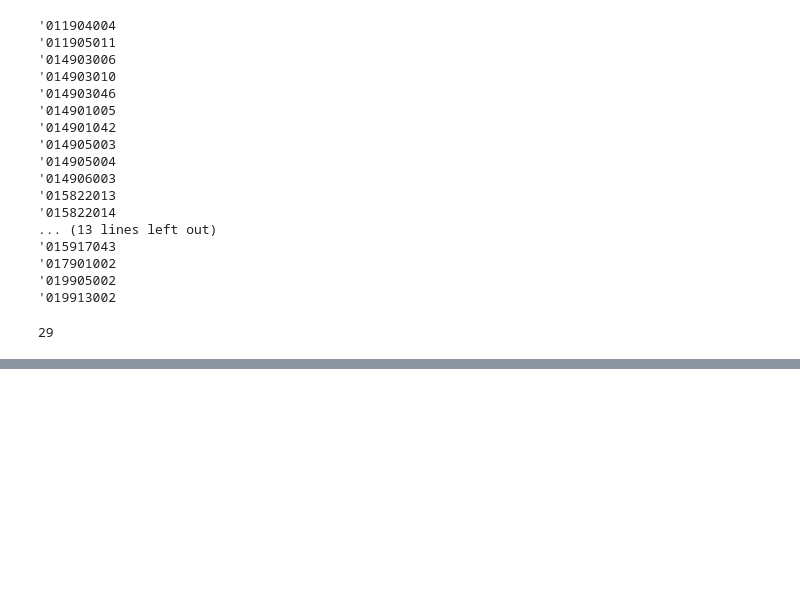
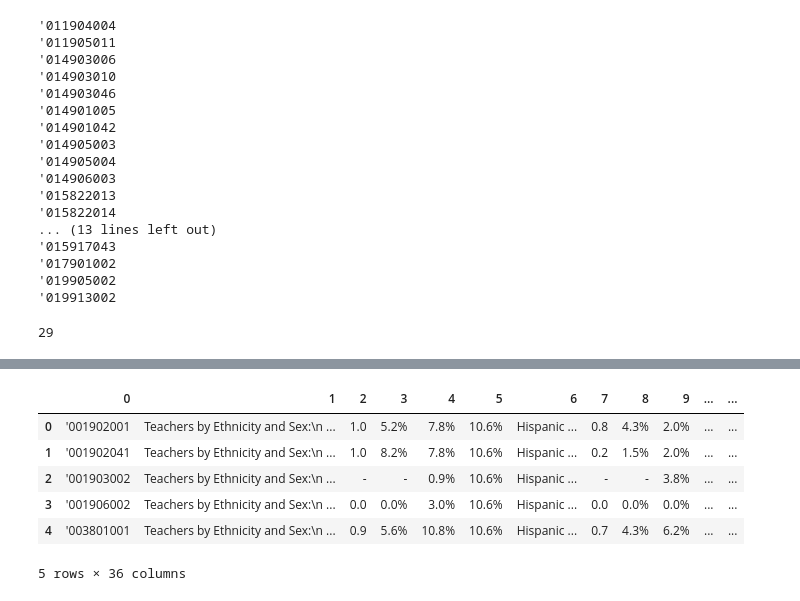
Before and after one commit to rakhira/algebra-I-STAAR-scores-predictor, a Jupyter notebook: TEA_parsing.ipynb, the cells around one changed output, grey strips where cells are left out. Drawn from its saved outputs; the diff is of its cells as text; code cells hidden in the pictures; blank space fills up the shorter version.

Commit message:
cleaned up notebook slightly, merged dataframes with issues, added comment lines

```diff
--- a/TEA_parsing.ipynb
+++ b/TEA_parsing.ipynb
@@ -37,4 +42,4 @@ for record in staar.find():
 # %%
-for record in staff.find():
-    campus_id = record['staff_school_id']
-    html = record['html_staar']
+# for record in staff.find():
+#     campus_id = record['staff_school_id']
+#     html = record['html_staar']
@@ -533,5 +414,6 @@ for record in staff.find():
 # %%
 # staar parser put together WITHOUT ROW INDICES (v2)
+#### FINAL STAAR PARSER
 
 all_data_staar = []
 broken_staar_count = 0
@@ -560,11 +442,11 @@ for record in staar.find().limit(200):
     except:
         print(campus_id)
         broken_staar_count += 1
-# NEED HELP HERE
-# get all Algebra I score column headings
-    staar_headings = soup.find("thead")
-    staar_headings_data = staar_headings.find_all("th")
-    headings_staar = []
-    for i in range(len(staar_headings_data)):
-        heading = staar_headings_data[i].text
-        headings_staar.append(heading)
+# # NEED HELP HERE
+# # get all Algebra I score column headings
+#     staar_headings = soup_staar.find("thead")
+#     staar_headings_data = staar_headings.find_all("th")
+#     headings_staar = []
+#     for i in range(len(staar_headings_data)):
+#         heading = staar_headings_data[i].text
+#         headings_staar.append(heading)
@@ -599,6 +481,8 @@ all_data_staar
 # make two dataframes and add labels
 # merge
 # %%
+### FINAL STAFF PARSER
+
 # staff parser put together WITHOUT ROW INDICES (v2)
 
 all_data_staff = []
@@ -624,6 +508,14 @@ for record in staff.find().limit(200):
                     staff_data_per_campus_id.append(td.text)
                 for td in staff_table_data[i+2].find_all('td'):
                     staff_data_per_campus_id.append(td.text)
+                for td in staff_table_data[i+3].find_all('td'):
+                    staff_data_per_campus_id.append(td.text)
+                for td in staff_table_data[i+4].find_all('td'):
+                    staff_data_per_campus_id.append(td.text)
+                for td in staff_table_data[i+5].find_all('td'):
+                    staff_data_per_campus_id.append(td.text)
+                for td in staff_table_data[i+6].find_all('td'):
+                    staff_data_per_campus_id.append(td.text)
 # staff_data_per_campus_id = []
 #         staff_data_per_campus_id.append(campus_id)
 #         for td in staff_table_data[16].find_all("td"):
@@ -685,0 +580,14 @@ all_data_staff
+# %%
+# create staff dataframe
+
+staff_df = pd.DataFrame(all_data_staff)
+# %%
+staff_df.head()
+# %% [output]
+|  | 0 | 1 | 2 | 3 | 4 | 5 | 6 | 7 | 8 | 9 | ... | ... |
+| 0 | '001902001 | Teachers by Ethnicity and Sex:\n ... | 1.0 | 5.2% | 7.8% | 10.6% | Hispanic ... | 0.8 | 4.3% | 2.0% | ... | ... |
+| 1 | '001902041 | Teachers by Ethnicity and Sex:\n ... | 1.0 | 8.2% | 7.8% | 10.6% | Hispanic ... | 0.2 | 1.5% | 2.0% | ... | ... |
+| 2 | '001903002 | Teachers by Ethnicity and Sex:\n ... | - | - | 0.9% | 10.6% | Hispanic ... | - | - | 3.8% | ... | ... |
+| 3 | '001906002 | Teachers by Ethnicity and Sex:\n ... | 0.0 | 0.0% | 3.0% | 10.6% | Hispanic ... | 0.0 | 0.0% | 0.0% | ... | ... |
+| 4 | '003801001 | Teachers by Ethnicity and Sex:\n ... | 0.9 | 5.6% | 10.8% | 10.6% | Hispanic ... | 0.7 | 4.3% | 6.2% | ... | ... |
+5 rows × 36 columns
```
Also changed, not shown: parts of 83 cells of this notebook.
